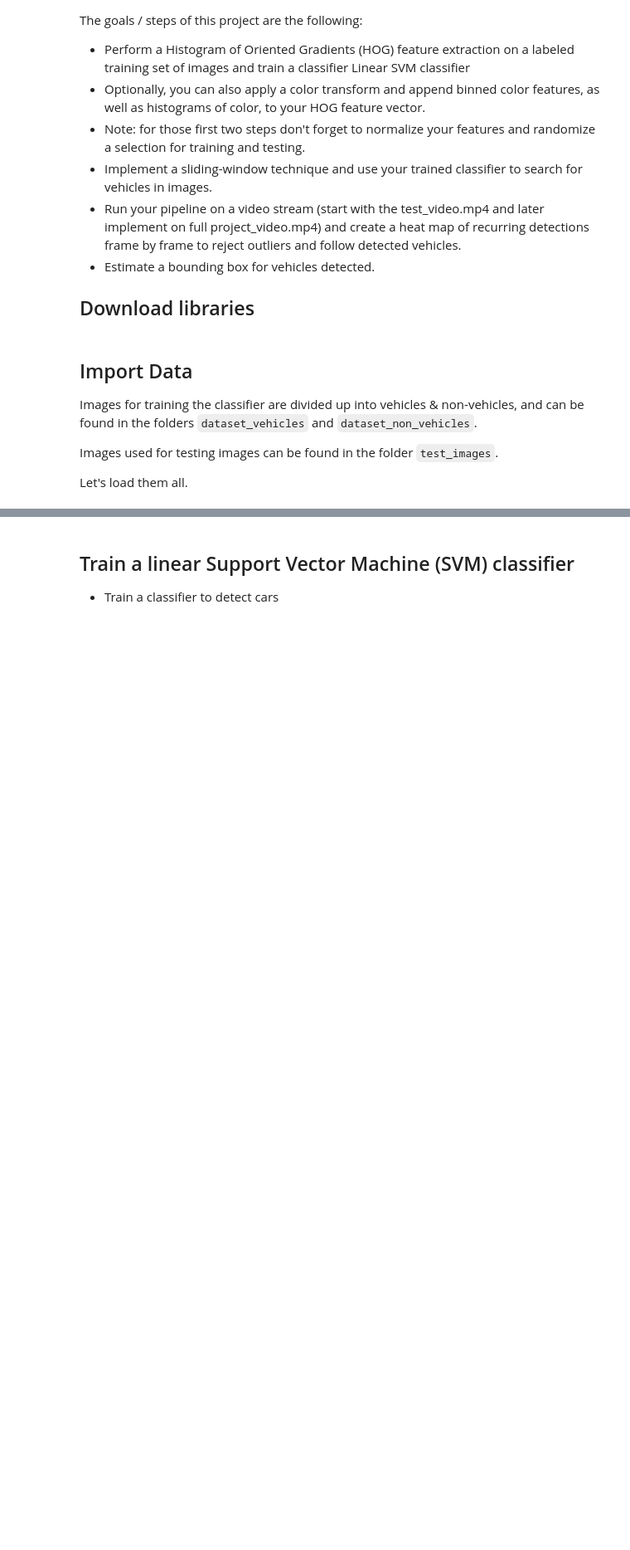
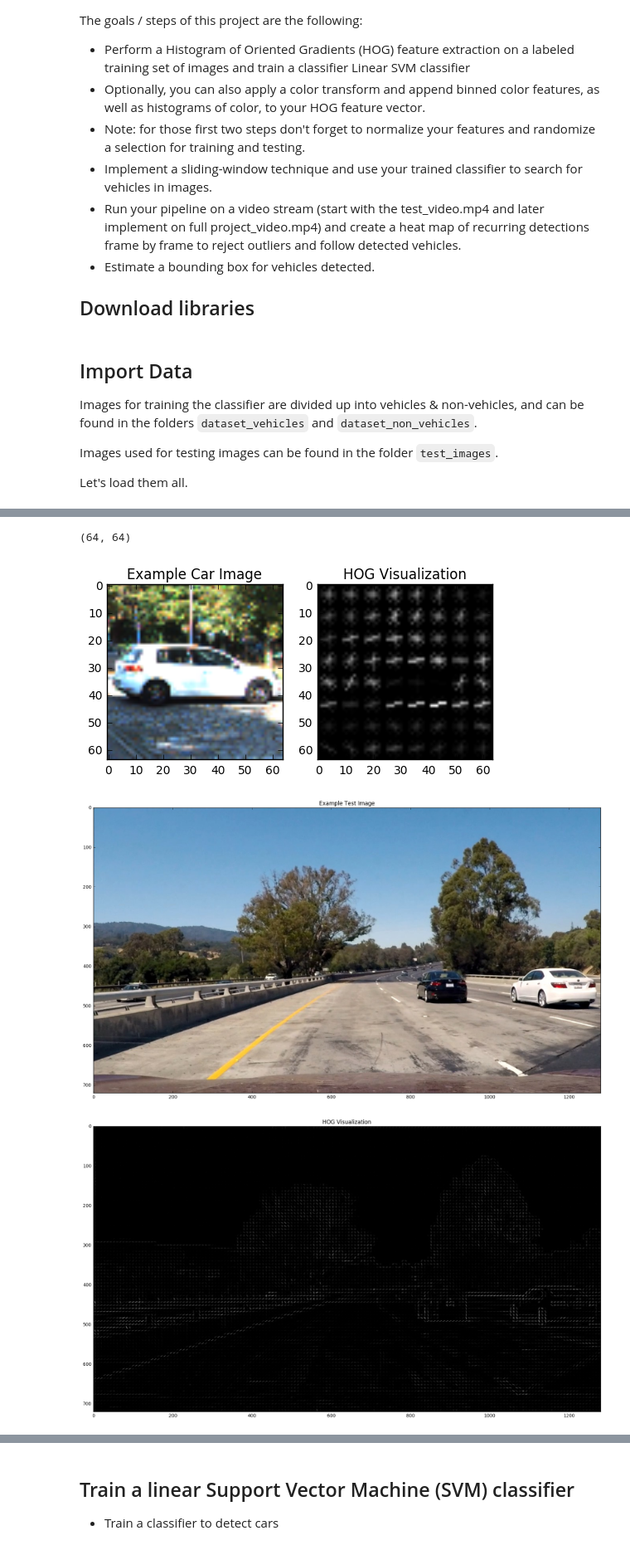
Before and after one commit to kkufieta/CarND-Vehicle-Detection, a Jupyter notebook: vehicle_detection.ipynb, the cells around one changed output, grey strips where cells are left out. Shown at 83% size. Cells and saved outputs as stored; diff of their text form; code cells hidden in the pictures; blank space fills up the shorter version.

```diff
--- a/vehicle_detection.ipynb
+++ b/vehicle_detection.ipynb
@@ -147,3 +104,52 @@ plt.show()
+# %%
+# Generate a random index to look at a car image
+ind = np.random.randint(0, len(car_paths))
+# Read in the image. Let's work with values between 0 to 255
+image = mpimg.imread(car_paths[ind])
+gray = cv2.cvtColor(image, cv2.COLOR_RGB2GRAY)
+print(gray.shape)
+# Define HOG parameters
+orient = 9
+pix_per_cell = 8
+cell_per_block = 2
+# Get the HOG features and visualization
+features, hog_image = get_hog_features(gray, orient, pix_per_cell, cell_per_block,
+                                       vis=True, feature_vec=False)
+
+# Plot the examples
+fig = plt.figure()
+plt.subplot(121)
+plt.imshow(image)
+plt.title('Example Car Image')
+plt.subplot(122)
+plt.imshow(hog_image, cmap='gray')
+plt.title('HOG Visualization')
+plt.show()
+
+# Test it on a test image
+image = mpimg.imread(test_paths[0])
+gray = cv2.cvtColor(image, cv2.COLOR_RGB2GRAY)
+# Define HOG parameters
+orient = 9
+pix_per_cell = 8
+cell_per_block = 2
+# Get the HOG features and visualization
+features, hog_image = get_hog_features(gray, orient, pix_per_cell, cell_per_block,
+                                       vis=True, feature_vec=False)
+
+# Plot the examples
+fig = plt.figure(figsize = (20, 20))
+plt.imshow(image)
+plt.title('Example Test Image')
+fig = plt.figure(figsize = (20, 20))
+plt.imshow(hog_image, cmap='gray')
+plt.title('HOG Visualization')
+plt.show()
+# %% [output]
+(64, 64)
+[figure, added]
+[figure, added]
+[figure, added]
 # %% [markdown]
 If you look closely, you can recognize the cars in the HOG visualization! :D
 
```
Also changed, not shown: parts of 9 cells of this notebook.
